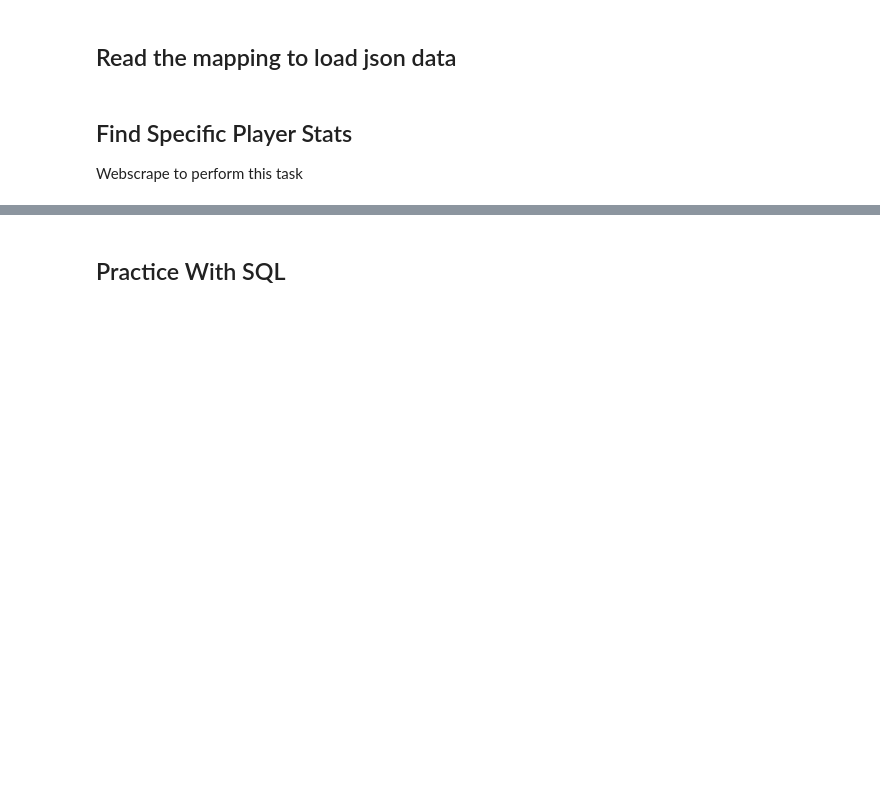
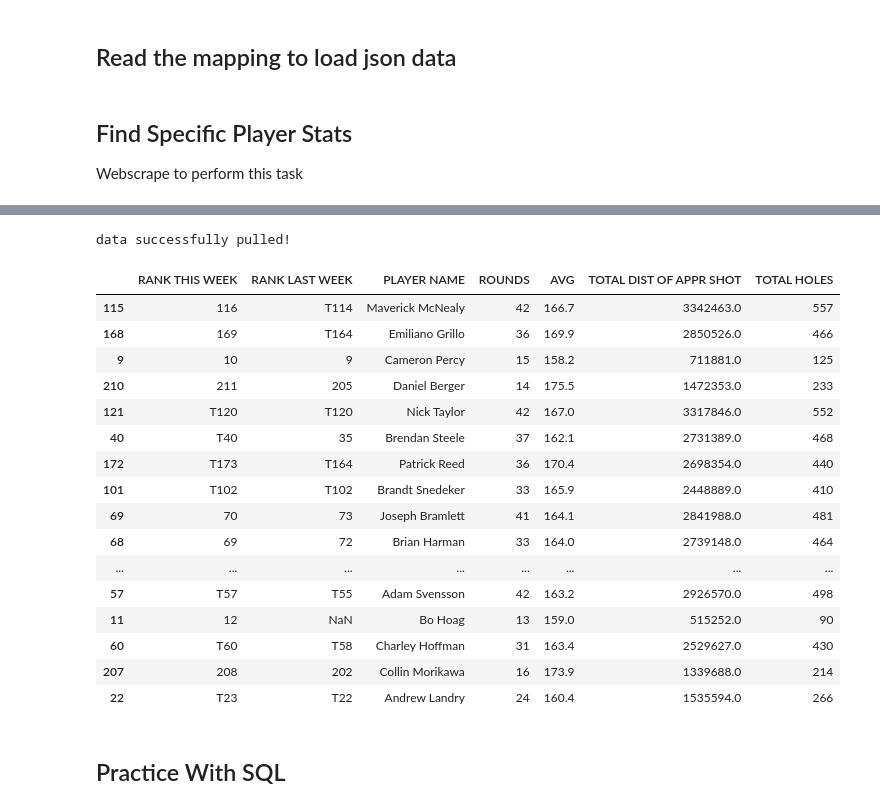
Before and after one commit to jbaviation/dfs_golf, a Jupyter notebook: pgatour.ipynb, the cells around one changed output, grey strips where cells are left out. Cells and saved outputs as stored; diff of their text form; code cells hidden in the pictures; blank space fills up the shorter version.

```diff
--- a/pgatour.ipynb
+++ b/pgatour.ipynb
@@ -37,2 +57,27 @@ m.player_meta
+# %%
+st = pga_data.scrape.stat('Average Approach Distance')
+st.pull()
+# %% [output]
+data successfully pulled!
+# %%
+st.data.sample(20)
+# %% [output]
+|  | RANK THIS WEEK | RANK LAST WEEK | PLAYER NAME | ROUNDS | AVG | TOTAL DIST OF APPR SHOT | TOTAL HOLES |
+| 115 | 116 | T114 | Maverick McNealy | 42 | 166.7 | 3342463.0 | 557 |
+| 168 | 169 | T164 | Emiliano Grillo | 36 | 169.9 | 2850526.0 | 466 |
+| 9 | 10 | 9 | Cameron Percy | 15 | 158.2 | 711881.0 | 125 |
+| 210 | 211 | 205 | Daniel Berger | 14 | 175.5 | 1472353.0 | 233 |
+| 121 | T120 | T120 | Nick Taylor | 42 | 167.0 | 3317846.0 | 552 |
+| 40 | T40 | 35 | Brendan Steele | 37 | 162.1 | 2731389.0 | 468 |
+| 172 | T173 | T164 | Patrick Reed | 36 | 170.4 | 2698354.0 | 440 |
+| 101 | T102 | T102 | Brandt Snedeker | 33 | 165.9 | 2448889.0 | 410 |
+| 69 | 70 | 73 | Joseph Bramlett | 41 | 164.1 | 2841988.0 | 481 |
+| 68 | 69 | 72 | Brian Harman | 33 | 164.0 | 2739148.0 | 464 |
+| ... | ... | ... | ... | ... | ... | ... | ... |
+| 57 | T57 | T55 | Adam Svensson | 42 | 163.2 | 2926570.0 | 498 |
+| 11 | 12 | NaN | Bo Hoag | 13 | 159.0 | 515252.0 | 90 |
+| 60 | T60 | T58 | Charley Hoffman | 31 | 163.4 | 2529627.0 | 430 |
+| 207 | 208 | 202 | Collin Morikawa | 16 | 173.9 | 1339688.0 | 214 |
+| 22 | T23 | T22 | Andrew Landry | 24 | 160.4 | 1535594.0 | 266 |
 # %% [markdown]
 ## Practice With SQL
```
Also changed, not shown: parts of 2 cells of this notebook, 3 other files.
